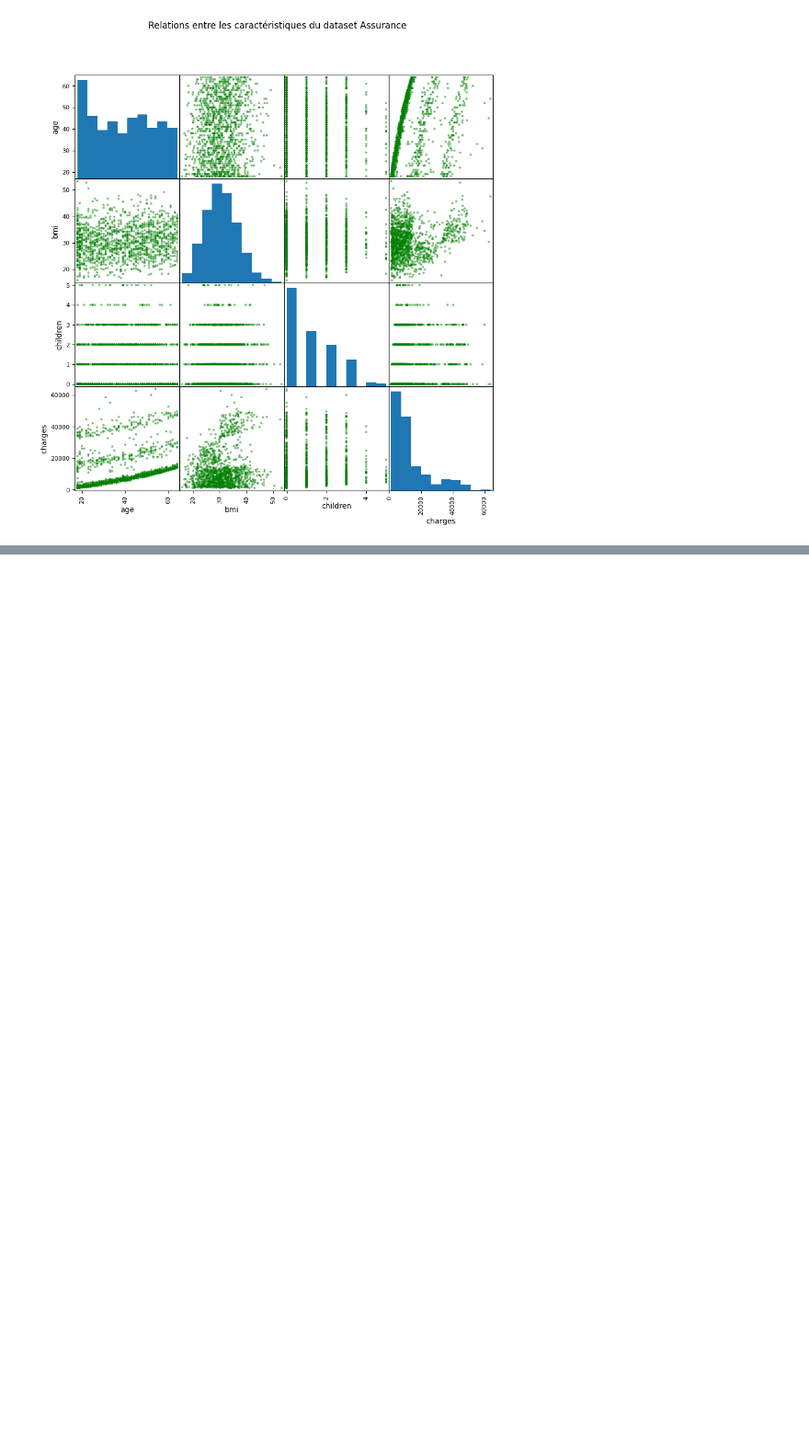
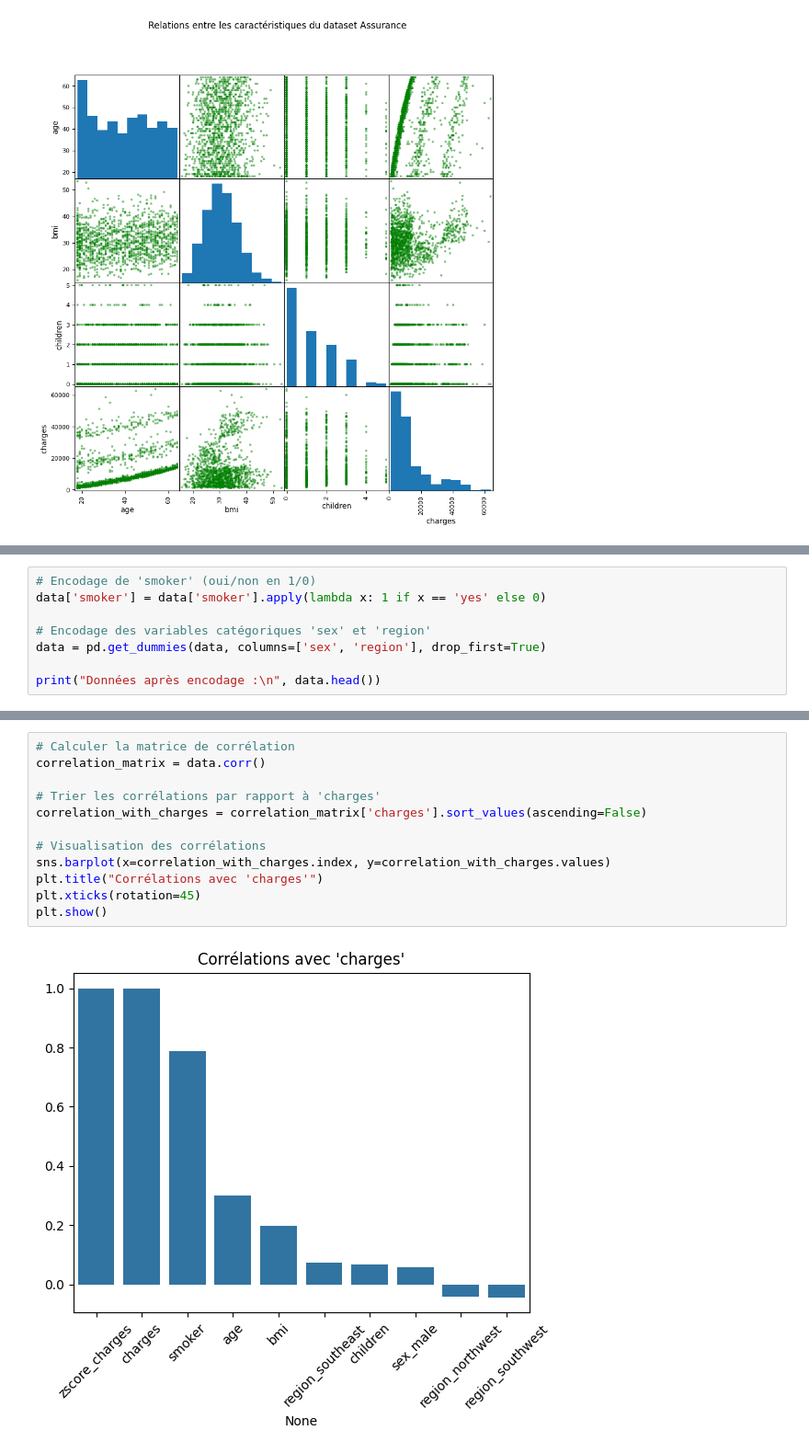
Before and after one commit to son-of-mountain/ml-labs, a Jupyter notebook: Lab1/linear-regression.ipynb, the cells around one changed output, grey strips where cells are left out. Shown at 92% size. Drawn from its saved outputs; the diff is of its cells as text; blank space fills up the shorter version.

```diff
--- a/Lab1/linear-regression.ipynb
+++ b/Lab1/linear-regression.ipynb
@@ -53,0 +282,8 @@ plt.show()
+# %%
+# Encodage de 'smoker' (oui/non en 1/0)
+data['smoker'] = data['smoker'].apply(lambda x: 1 if x == 'yes' else 0)
+
+# Encodage des variables catégoriques 'sex' et 'region'
+data = pd.get_dummies(data, columns=['sex', 'region'], drop_first=True)
+
+print("Données après encodage :\n", data.head())
@@ -53,0 +323,14 @@ plt.show()
+# %%
+# Calculer la matrice de corrélation
+correlation_matrix = data.corr()
+
+# Trier les corrélations par rapport à 'charges'
+correlation_with_charges = correlation_matrix['charges'].sort_values(ascending=False)
+
+# Visualisation des corrélations
+sns.barplot(x=correlation_with_charges.index, y=correlation_with_charges.values)
+plt.title("Corrélations avec 'charges'")
+plt.xticks(rotation=45)
+plt.show()
+# %% [output]
+[figure, added]
```
Also changed, not shown: parts of 19 cells of this notebook, 1 other file.
